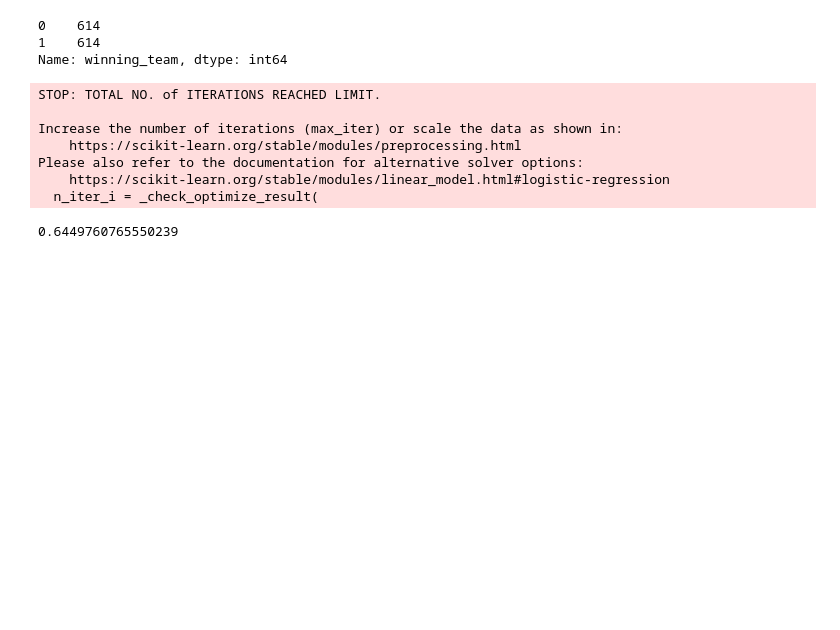
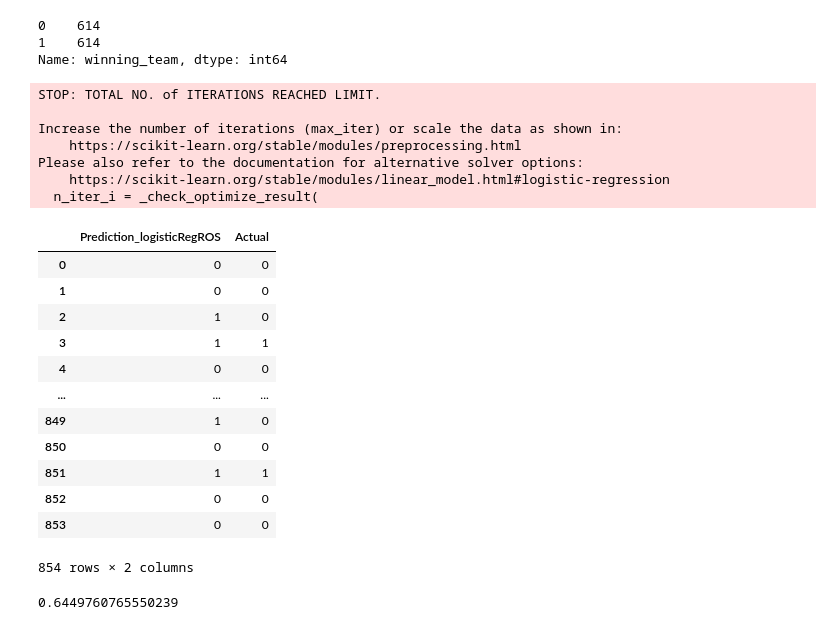
Before and after one commit to joeldemontigny/project-sports-analytics-NHL-3.0, a Jupyter notebook: Project_4_NHL/Testing_diff_model.ipynb, the cells around one changed output. Drawn from its saved outputs; the diff is of its cells as text; code cells hidden in the pictures; blank space fills up the shorter version.

```diff
--- a/Project_4_NHL/Testing_diff_model.ipynb
+++ b/Project_4_NHL/Testing_diff_model.ipynb
@@ -167,20 +185,37 @@ Name: winning_team, dtype: int64
 # %%
 # Instantiate the Logistic Regression model
 # Assign a random_state parameter of 1 to the model
 classifier = LogisticRegression(solver='lbfgs', random_state=1)
 
 # Fit the model using the resampled training data
 classifier.fit(x_res, y_res)
 # Make a prediction using the testing data
 predictions = classifier.predict(X_test)
+# Prediction for entire data set
+log_regROS_pred = classifier.predict(X)
+log_regROS_pred_df=pd.DataFrame({"Prediction_logisticRegROS": log_regROS_pred, "Actual": y})
+log_regROS_pred_df
 # %% [output]
 STOP: TOTAL NO. of ITERATIONS REACHED LIMIT.
 
 Increase the number of iterations (max_iter) or scale the data as shown in:
     https://scikit-learn.org/stable/modules/preprocessing.html
 Please also refer to the documentation for alternative solver options:
     https://scikit-learn.org/stable/modules/linear_model.html#logistic-regression
   n_iter_i = _check_optimize_result(
+|  | Prediction_logisticRegROS | Actual |
+| 0 | 0 | 0 |
+| 1 | 0 | 0 |
+| 2 | 1 | 0 |
+| 3 | 1 | 1 |
+| 4 | 0 | 0 |
+| ... | ... | ... |
+| 849 | 1 | 0 |
+| 850 | 0 | 0 |
+| 851 | 1 | 1 |
+| 852 | 0 | 0 |
+| 853 | 0 | 0 |
+854 rows × 2 columns
 # %%
 # Print the balanced_accuracy score of the model
 predicted_log_score = balanced_accuracy_score(y_test, predictions)
```
Also changed, not shown: parts of 23 cells of this notebook.
